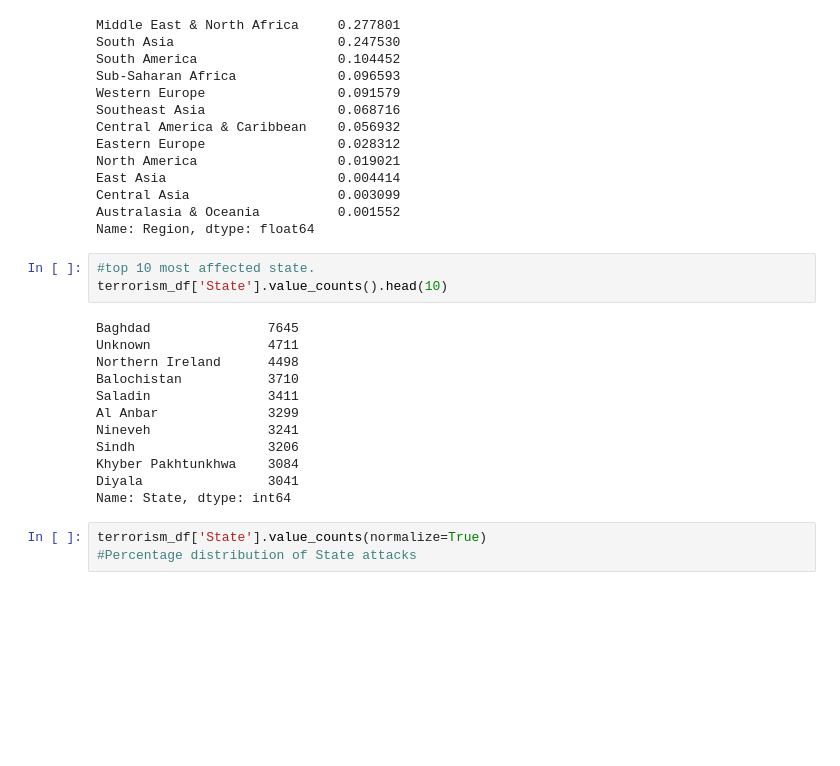
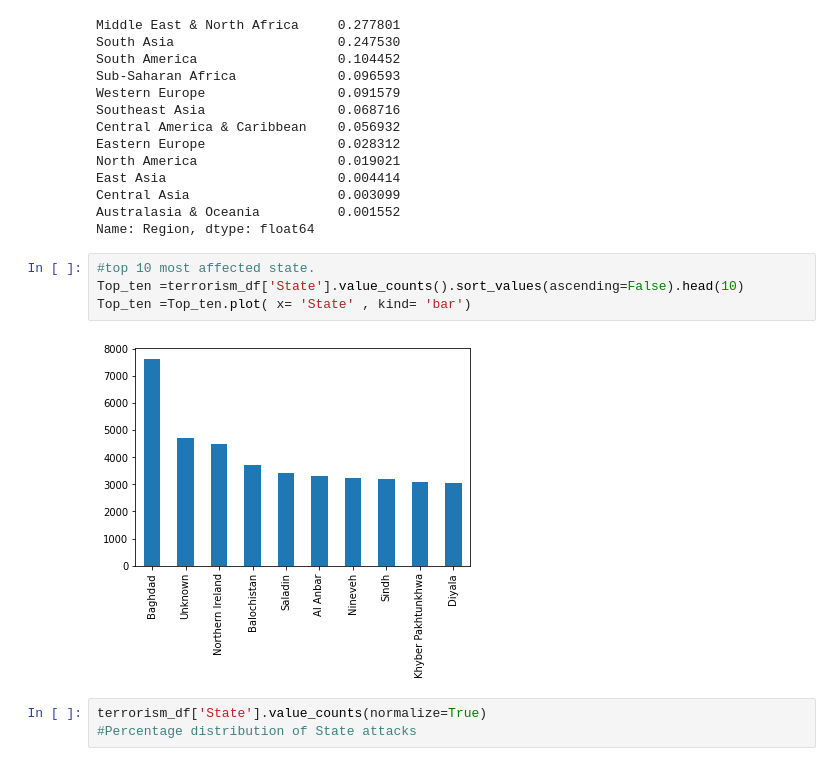
Before and after one commit to Shubhamprasad1995/Global-Terrorism-Analysis-EDA, a Jupyter notebook: Global_Terrorism_Analysis_Capstone_Project.ipynb, the cells around one changed output. Saved outputs shown, nothing was run; the diff lists cells and outputs as text; blank space fills up the shorter version.

```diff
--- a/Global_Terrorism_Analysis_Capstone_Project.ipynb
+++ b/Global_Terrorism_Analysis_Capstone_Project.ipynb
@@ -261,19 +253,10 @@ Australasia & Oceania          0.001552
 Name: Region, dtype: float64
 # %%
 #top 10 most affected state.
-terrorism_df['State'].value_counts().head(10)
+Top_ten =terrorism_df['State'].value_counts().sort_values(ascending=False).head(10)
+Top_ten =Top_ten.plot( x= 'State' , kind= 'bar')
 # %% [output]
-Baghdad               7645
-Unknown               4711
-Northern Ireland      4498
-Balochistan           3710
-Saladin               3411
-Al Anbar              3299
-Nineveh               3241
-Sindh                 3206
-Khyber Pakhtunkhwa    3084
-Diyala                3041
-Name: State, dtype: int64
+[figure, added]
 # %%
 terrorism_df['State'].value_counts(normalize=True)
 #Percentage distribution of State attacks
```
Also changed, not shown: parts of 8 cells of this notebook.
